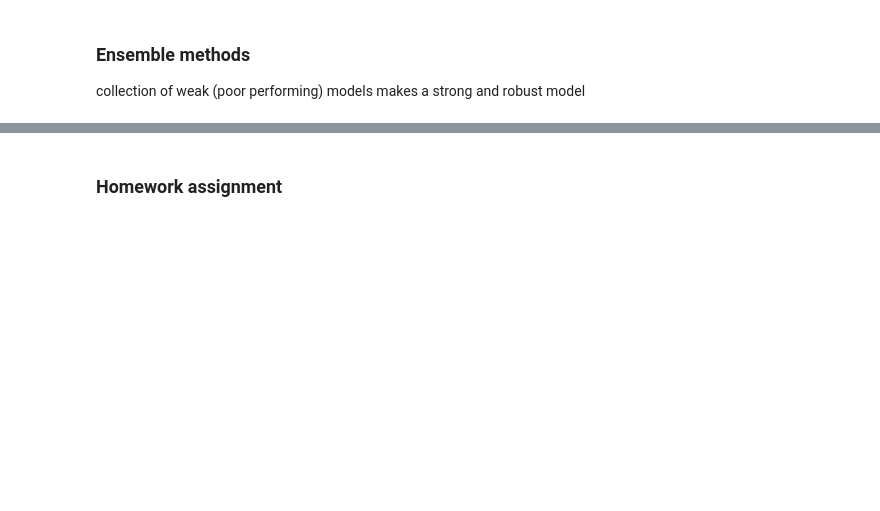
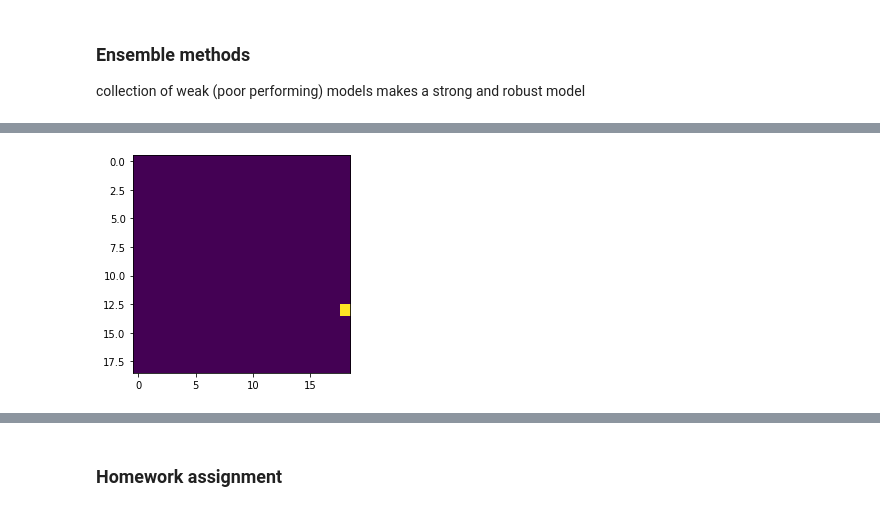
Before and after one commit to bradenyang/fall2019, a Jupyter notebook: week4/Week4.ipynb, the cells around one changed output, grey strips where cells are left out. Cells and saved outputs as stored; diff of their text form; code cells hidden in the pictures; blank space fills up the shorter version.

```diff
--- a/week4/Week4.ipynb
+++ b/week4/Week4.ipynb
@@ -418,3 +503,14 @@ mean_squared_error(y_test, y_predicted)
+# %%
+n=19; m=19
+my_mat = np.ndarray(shape=(n,m))
+for i in range(n*m):
+    my_mat[plot_df.param_max_depth[i]-1,plot_df.param_n_estimators[i]-1] = plot_df.mean_test_score[i]
+# %%
+from matplotlib.pyplot import imshow
+
+fig = imshow(my_mat==my_mat.max().max())
+# %% [output]
+[figure, added]
 # %% [markdown]
 ### Ensemble methods: boosting - Gradient Boosting
 Sequential improvement of models by training on their errors
```
Also changed, not shown: parts of 15 cells of this notebook.
